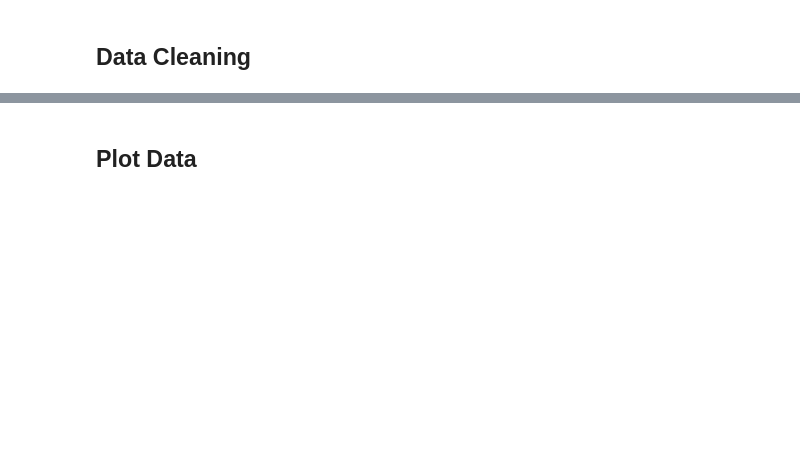
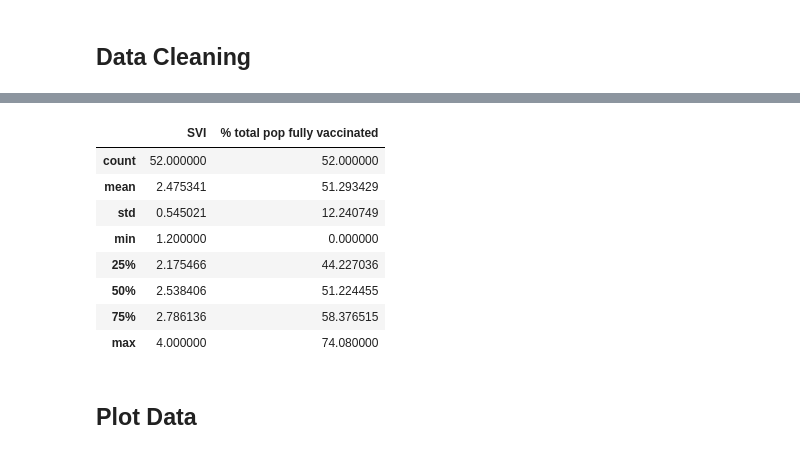
Before and after one commit to IusztinPaul/impact-covid-vaccine-usa, a Jupyter notebook: status.ipynb, the cells around one changed output, grey strips where cells are left out. Cells and saved outputs as stored; diff of their text form; code cells hidden in the pictures; blank space fills up the shorter version.

```diff
--- a/status.ipynb
+++ b/status.ipynb
@@ -185,7 +231,17 @@ datasvi.tail()
 # %%
 # Group by State
 grouped_df = datasvi.groupby('State')
-mean_df = grouped_df.mean()
-mean_df.describe()
+meansvi_df = grouped_df.mean()
+meansvi_df.describe()
+# %% [output]
+|  | SVI | % total pop fully vaccinated |
+| count | 52.000000 | 52.000000 |
+| mean | 2.475341 | 51.293429 |
+| std | 0.545021 | 12.240749 |
+| min | 1.200000 | 0.000000 |
+| 25% | 2.175466 | 44.227036 |
+| 50% | 2.538406 | 51.224455 |
+| 75% | 2.786136 | 58.376515 |
+| max | 4.000000 | 74.080000 |
 # %% [markdown]
 ## Plot Data
```
Also changed, not shown: parts of 23 cells of this notebook.
